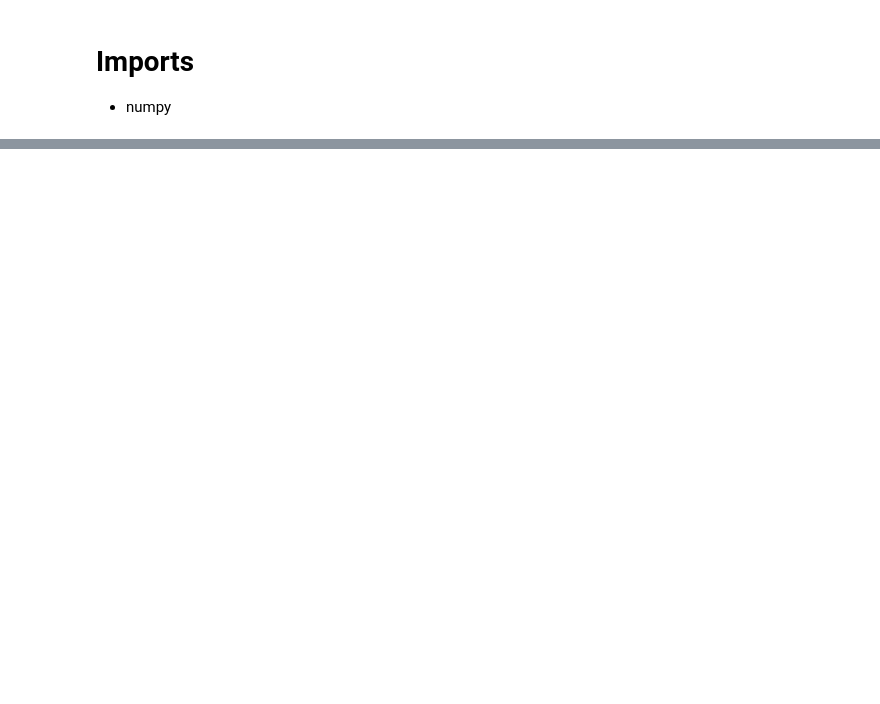
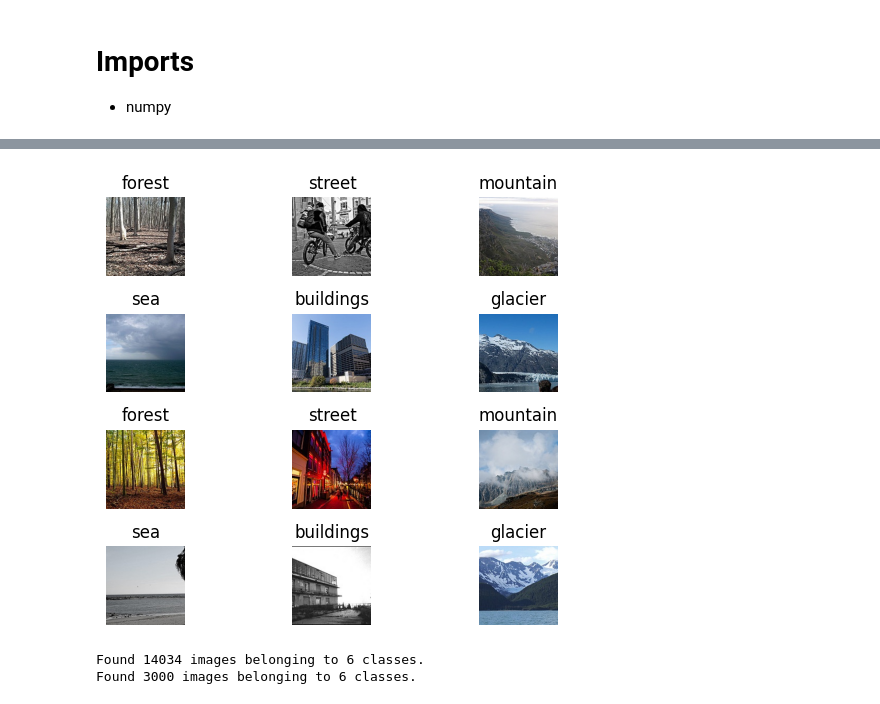
Before and after one commit to Cyanosite/Intel-Image-Classification, a Jupyter notebook: solution.ipynb, the cells around one changed output, grey strips where cells are left out. Drawn from its saved outputs; the diff is of its cells as text; code cells hidden in the pictures; blank space fills up the shorter version.

```diff
--- a/solution.ipynb
+++ b/solution.ipynb
@@ -20,22 +61,27 @@ import tensorflow as tf
+# %%
+data_path = "dataset"
+model_path = "model"
 # %%
-training_path = "./dataset/seg_train/seg_train"
-validation_path = "./dataset/seg_test/seg_test"
+training_path = os.path.join(data_path, "seg_train/seg_train")
+validation_path = os.path.join(data_path, "seg_test/seg_test")
 training_subdirs = os.listdir(training_path)
 validation_subdirs = os.listdir(validation_path)
 
 training_images = [os.path.join(os.path.join(training_path, dir), (os.listdir(os.path.join(training_path, dir))[0])) for dir in os.listdir(training_path)]
 validation_images = [os.path.join(os.path.join(validation_path, dir), (os.listdir(os.path.join(validation_path, dir))[0])) for dir in os.listdir(validation_path)]
 training_images = [Image.open(image) for image in training_images]
 validation_images = [Image.open(image) for image in validation_images]
 fig, axs = plt.subplots(nrows=4, ncols=3)
 for i, ax in enumerate(axs):
     for j, slot in enumerate(ax):
         slot.axis('off')
         if i < 2:
             slot.imshow(training_images[i*len(ax) + j])
             slot.set_title(f"{training_subdirs[i*len(ax) + j]}")
         else:
             slot.imshow(validation_images[(i-2)*len(ax) + j])
             slot.set_title(f"{validation_subdirs[(i-2)*len(ax) + j]}")
 fig.tight_layout()
 plt.show()
+# %% [output]
+[figure, added]
@@ -55 +88,31 @@ class_names
+# %%
+from keras.preprocessing.image import ImageDataGenerator
+
+train_datagen = ImageDataGenerator(
+                rotation_range=10,
+                zoom_range=0.2,
+                horizontal_flip=True,
+                vertical_flip=False,
+                fill_mode='nearest',
+                brightness_range=[0.8, 1.2])
+validation_datagen = ImageDataGenerator()
+train_generator = train_datagen.flow_from_directory(
+    training_path,
+    target_size=(150, 150),
+    batch_size=32,
+    class_mode='categorical'
+)
+
+validation_generator = validation_datagen.flow_from_directory(
+    validation_path,
+    target_size=(150, 150),
+    batch_size=32,
+    class_mode='categorical'
+)
+
+
+class_names = list(train_generator.class_indices.keys())
+# %% [output]
+Found 14034 images belonging to 6 classes.
+Found 3000 images belonging to 6 classes.
 # %%
```
Also changed, not shown: parts of 12 cells of this notebook.
